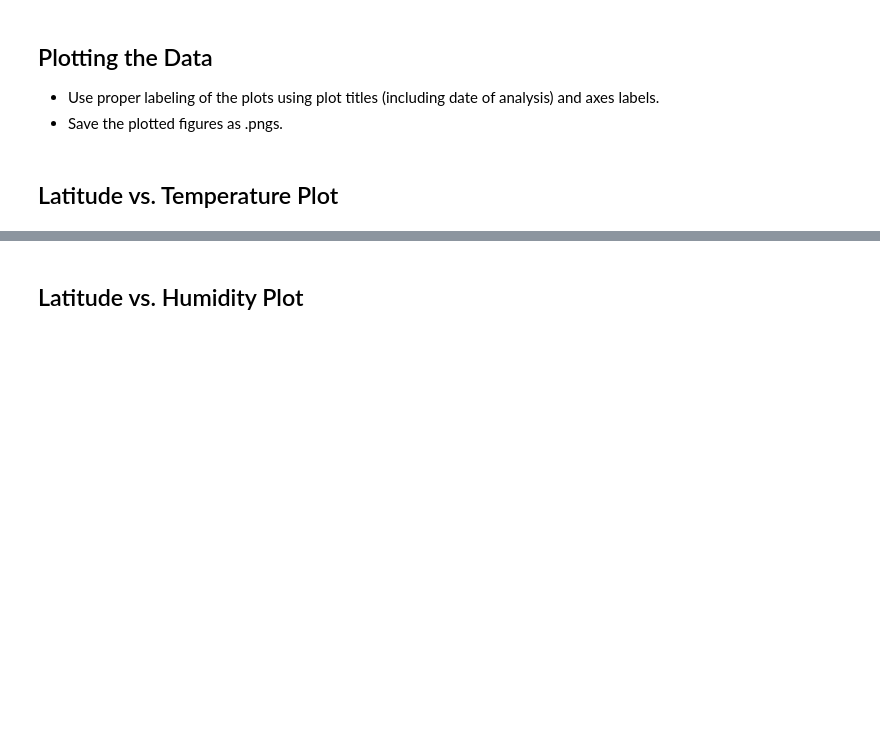
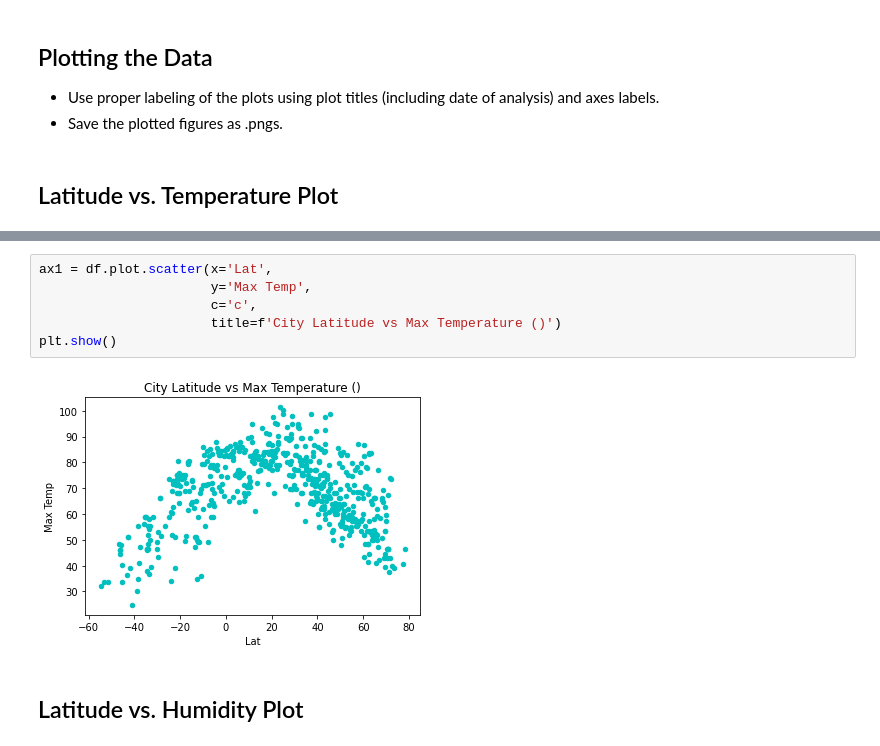
Before and after one commit to szerpa17/API-Challenge, a Jupyter notebook: WeatherPy/WeatherPy.ipynb, the cells around one changed output, grey strips where cells are left out. Drawn from its saved outputs; the diff is of its cells as text; blank space fills up the shorter version.

```diff
--- a/WeatherPy/WeatherPy.ipynb
+++ b/WeatherPy/WeatherPy.ipynb
@@ -232,3 +225,11 @@ index_list
+# %%
+ax1 = df.plot.scatter(x='Lat',
+                      y='Max Temp',
+                      c='c',
+                      title=f'City Latitude vs Max Temperature ()')
+plt.show()
+# %% [output]
+[figure, added]
 # %% [markdown]
 ## Latitude vs. Humidity Plot
 # %%
```
Also changed, not shown: parts of 3 cells of this notebook.
